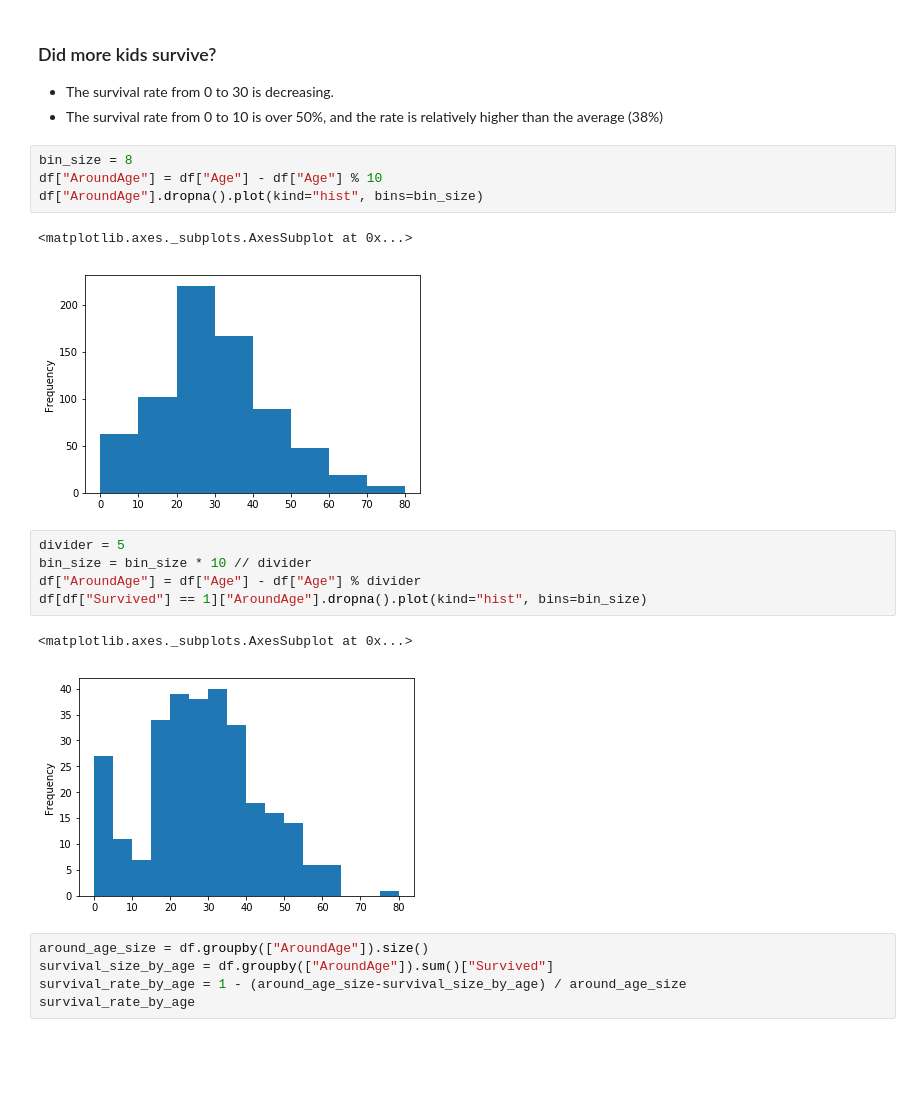
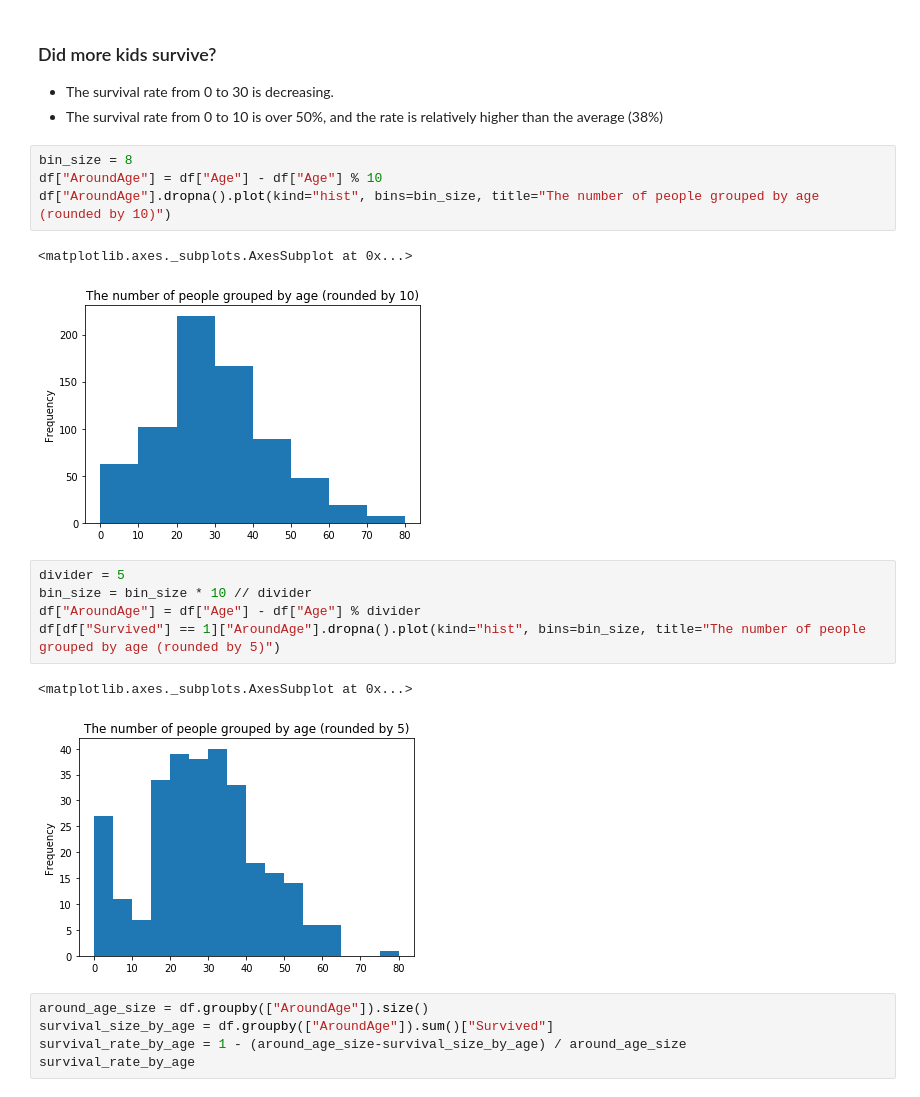
Before and after one commit to marcosdeseul/data-analysis, a Jupyter notebook: titanic-data-analysis/Titanic data.ipynb, the cells around one changed output. Saved outputs shown, nothing was run; the diff lists cells and outputs as text; blank space fills up the shorter version.

Commit message:
Add plot title and the limitation of this analysis

```diff
--- a/titanic-data-analysis/Titanic data.ipynb
+++ b/titanic-data-analysis/Titanic data.ipynb
@@ -208,18 +212,18 @@ Name: Survived, dtype: float64
 # %%
 bin_size = 8
 df["AroundAge"] = df["Age"] - df["Age"] % 10
-df["AroundAge"].dropna().plot(kind="hist", bins=bin_size)
+df["AroundAge"].dropna().plot(kind="hist", bins=bin_size, title="The number of people grouped by age (rounded by 10)")
 # %% [output]
 <matplotlib.axes._subplots.AxesSubplot at 0x...>
-[figure, old version]
+[figure, new version]
 # %%
 divider = 5
 bin_size = bin_size * 10 // divider
 df["AroundAge"] = df["Age"] - df["Age"] % divider
-df[df["Survived"] == 1]["AroundAge"].dropna().plot(kind="hist", bins=bin_size)
+df[df["Survived"] == 1]["AroundAge"].dropna().plot(kind="hist", bins=bin_size, title="The number of people grouped by age (rounded by 5)")
 # %% [output]
 <matplotlib.axes._subplots.AxesSubplot at 0x...>
-[figure, old version]
+[figure, new version]
 # %%
 around_age_size = df.groupby(["AroundAge"]).size()
 survival_size_by_age = df.groupby(["AroundAge"]).sum()["Survived"]
```
Also changed, not shown: parts of 15 cells of this notebook, 1 other file.
